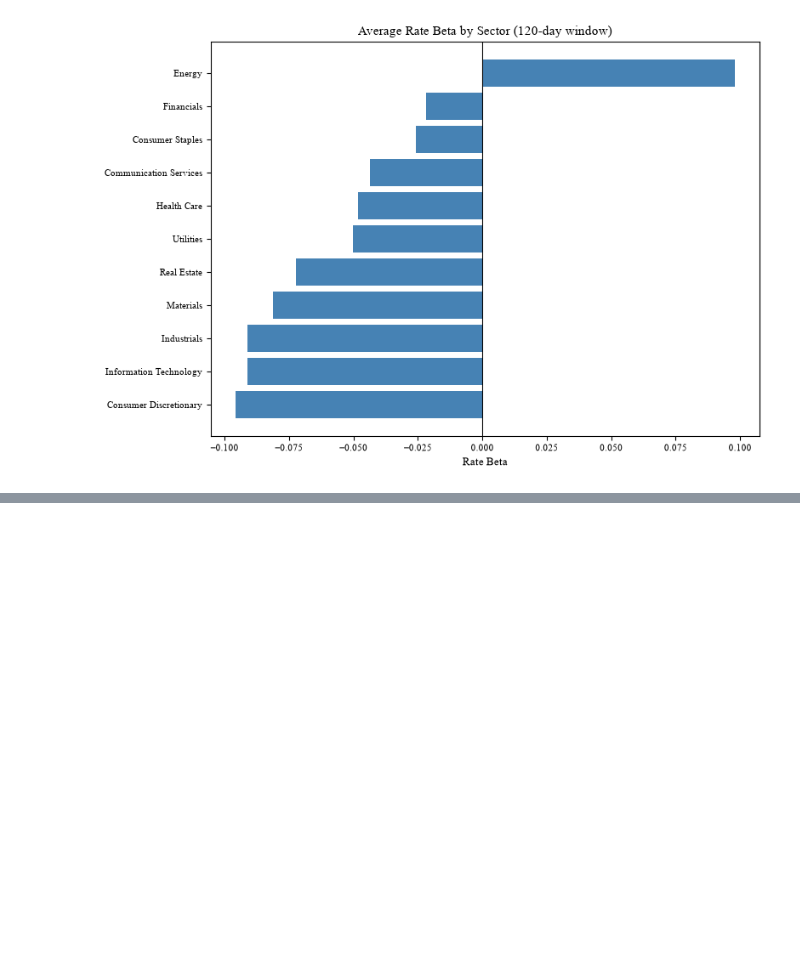
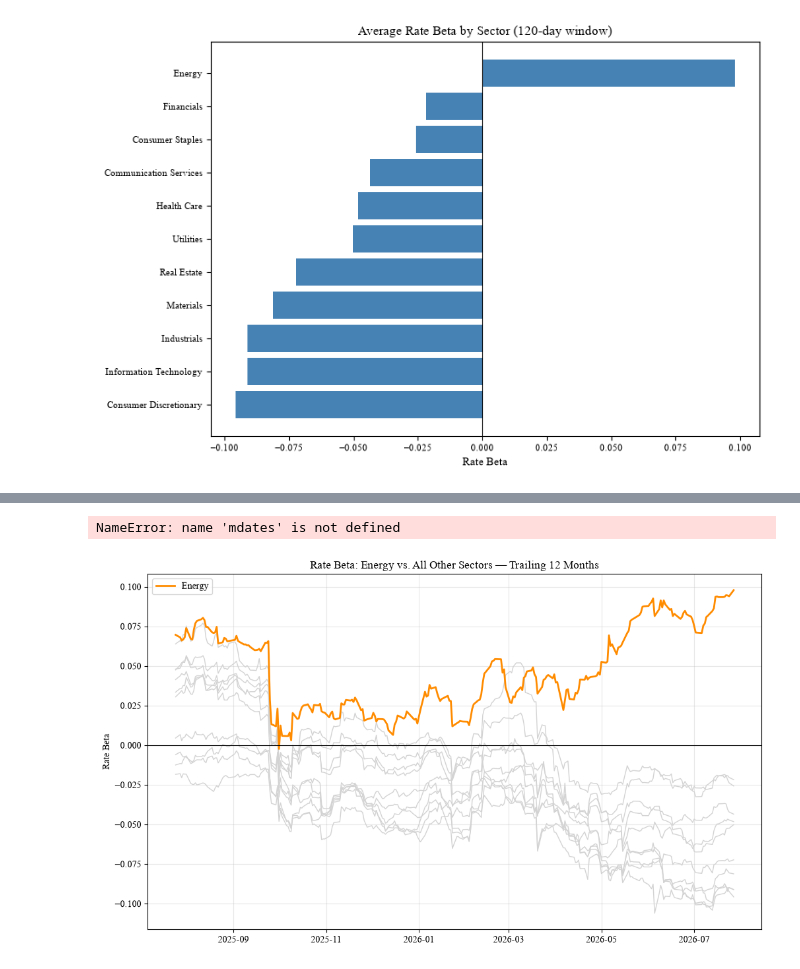
Before and after one commit to pgrajzl/alpha-signal-research, a Jupyter notebook: notebooks/alpha_research.ipynb, the cells around one changed output, grey strips where cells are left out. Drawn from its saved outputs; the diff is of its cells as text; code cells hidden in the pictures; blank space fills up the shorter version.

```diff
--- a/notebooks/alpha_research.ipynb
+++ b/notebooks/alpha_research.ipynb
@@ -1138,0 +1188,22 @@ plt.show()
+# %%
+fig, ax = plt.subplots(figsize=(12, 7))
+
+for sector in sector_beta_series.columns:
+    if sector == "Energy":
+        continue
+    ax.plot(sector_beta_series.index, sector_beta_series[sector], linewidth=1, color="lightgrey")
+
+ax.plot(sector_beta_series.index, sector_beta_series["Energy"], linewidth=2, color="darkorange", label="Energy")
+
+ax.axhline(0, color="black", linewidth=0.8)
+ax.set_title("Rate Beta: Energy vs. All Other Sectors — Trailing 12 Months", fontsize=12)
+ax.set_ylabel("Rate Beta")
+ax.legend(loc="upper left")
+ax.grid(alpha=0.3)
+ax.xaxis.set_major_formatter(mdates.DateFormatter("%Y-%m"))
+fig.autofmt_xdate()
+plt.tight_layout()
+plt.show()
+# %% [output]
+NameError: name 'mdates' is not defined
+[figure, added]
```
Also changed, not shown: parts of 2 cells of this notebook, 4 other files.
